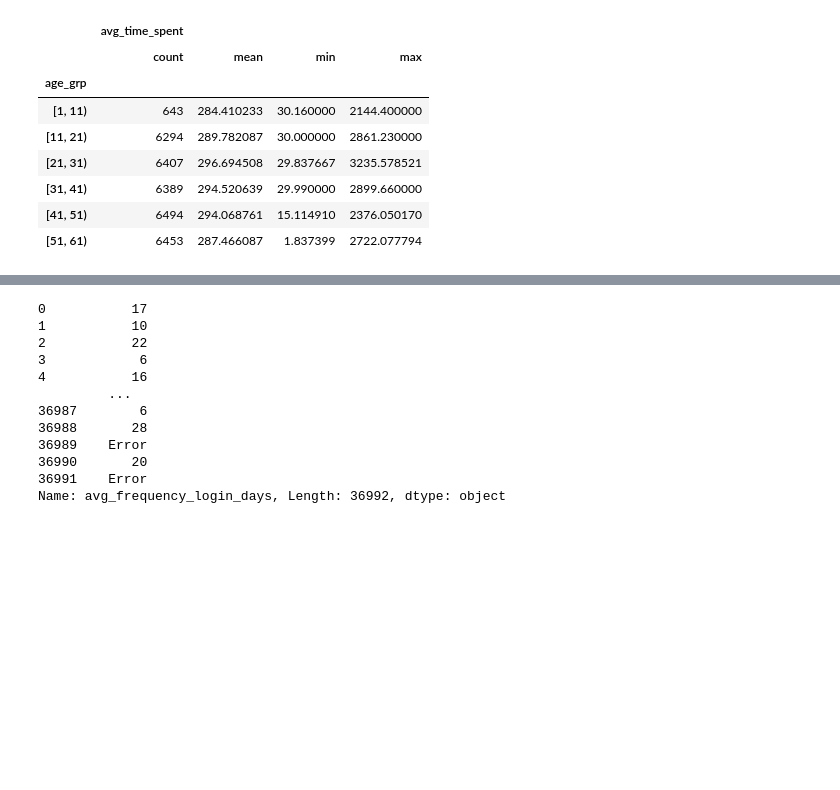
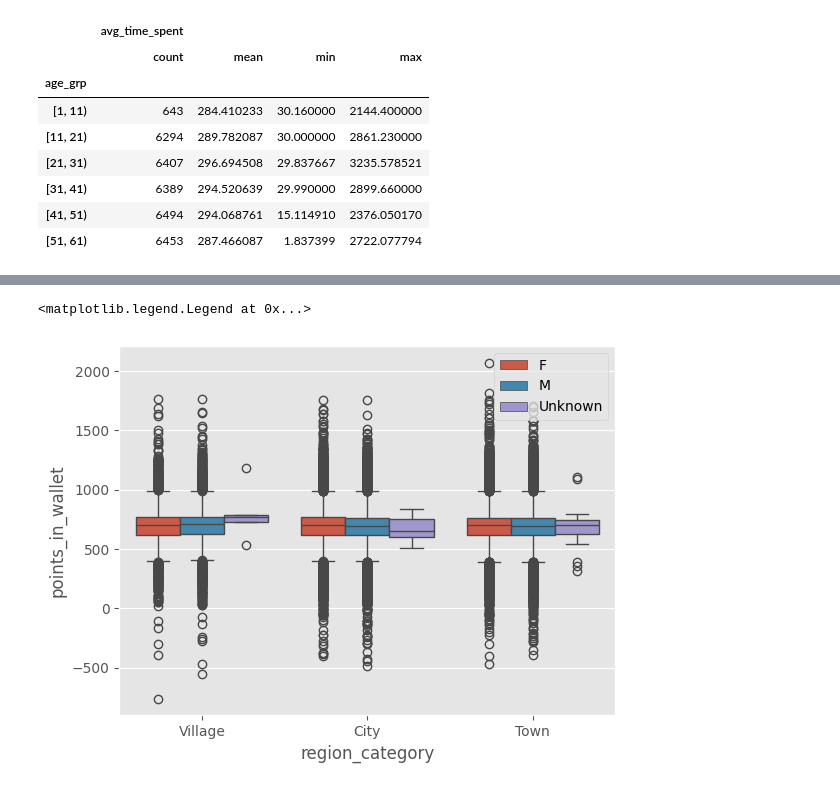
Before and after one commit to AshutoshsinghIndore/customer-churn-model, a Jupyter notebook: Notebook/Notebook.ipynb, the cells around one changed output, grey strips where cells are left out. Saved outputs shown, nothing was run; the diff lists cells and outputs as text; code cells hidden in the pictures; blank space fills up the shorter version.

```diff
--- a/Notebook/Notebook.ipynb
+++ b/Notebook/Notebook.ipynb
@@ -242,15 +253,6 @@ plt.show()
 # %%
-df['']
+sns.boxplot(data = df, x = 'region_category', y = 'points_in_wallet', hue = 'gender')
+plt.legend()
 # %% [output]
-0           17
-1           10
-2           22
-3            6
-4           16
-         ...
-36987        6
-36988       28
-36989    Error
-36990       20
-36991    Error
-Name: avg_frequency_login_days, Length: 36992, dtype: object
+<matplotlib.legend.Legend at 0x...>
+[figure, added]
```
Also changed, not shown: parts of 12 cells of this notebook.
